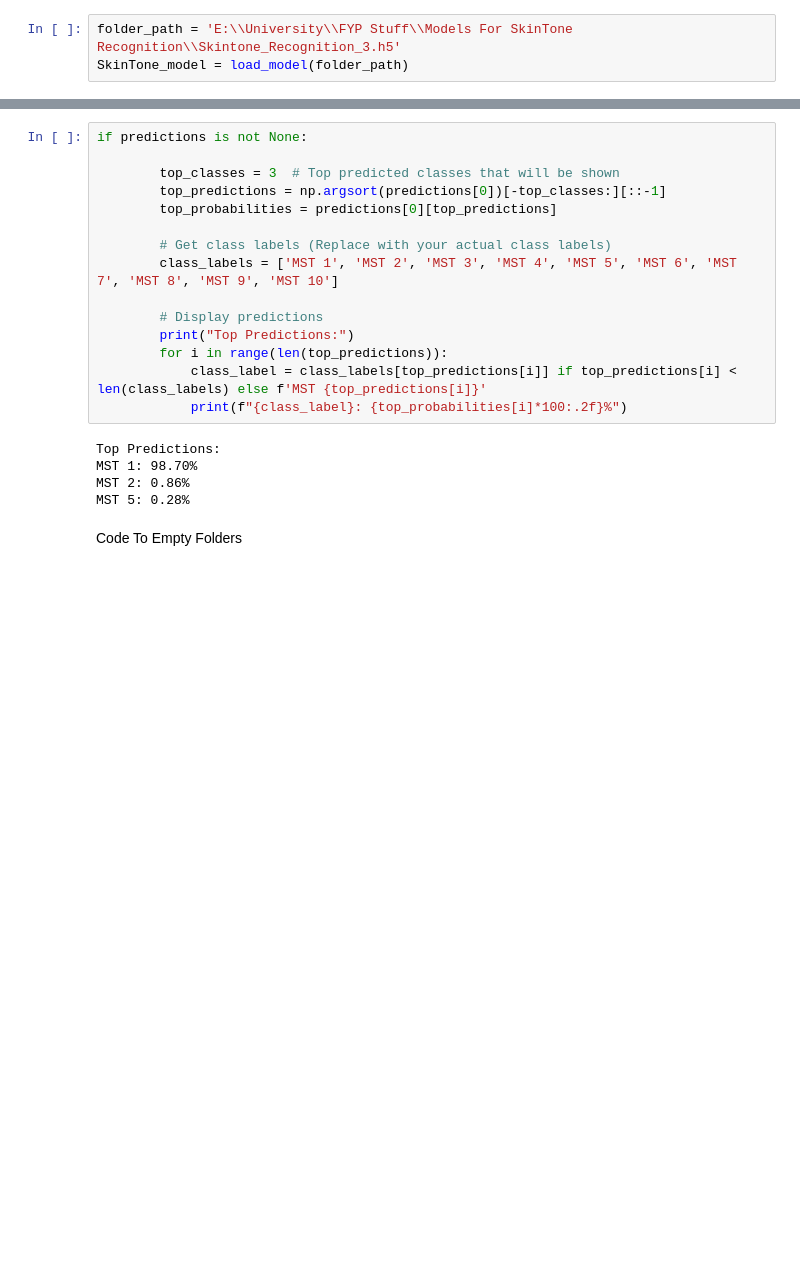
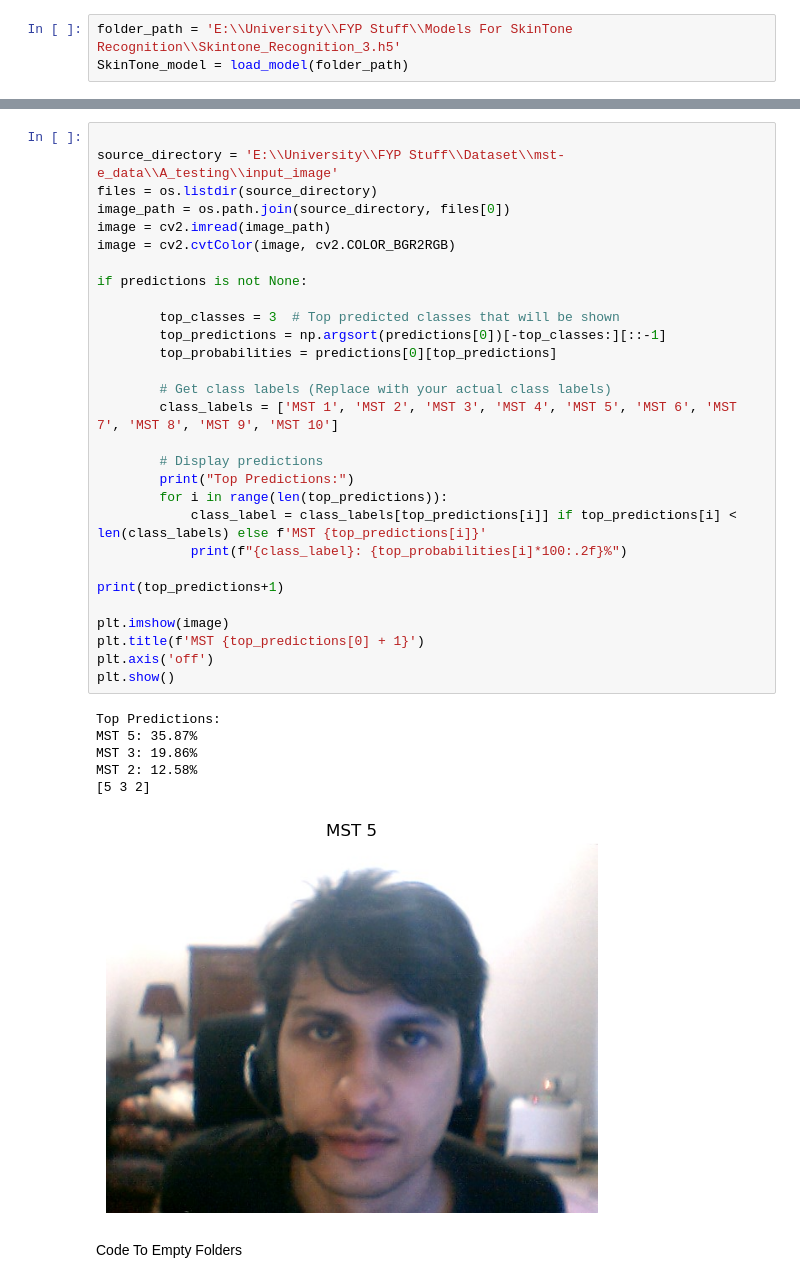
Before and after one commit to Danial-Ahmad10/BEE12C-Multiracial_Skin_Tone_Recognition-Danial, a Jupyter notebook: Test_Images.ipynb, the cells around one changed output, grey strips where cells are left out. Saved outputs shown, nothing was run; the diff lists cells and outputs as text; blank space fills up the shorter version.

```diff
--- a/Test_Images.ipynb
+++ b/Test_Images.ipynb
@@ -150,23 +149,39 @@ if __name__ == "__main__":
 # %%
+
+source_directory = 'E:\\University\\FYP Stuff\\Dataset\\mst-e_data\\A_testing\\input_image'
+files = os.listdir(source_directory)
+image_path = os.path.join(source_directory, files[0])
+image = cv2.imread(image_path)
+image = cv2.cvtColor(image, cv2.COLOR_BGR2RGB)
+
 if predictions is not None:
 
         top_classes = 3  # Top predicted classes that will be shown
         top_predictions = np.argsort(predictions[0])[-top_classes:][::-1]
         top_probabilities = predictions[0][top_predictions]
 
         # Get class labels (Replace with your actual class labels)
         class_labels = ['MST 1', 'MST 2', 'MST 3', 'MST 4', 'MST 5', 'MST 6', 'MST 7', 'MST 8', 'MST 9', 'MST 10']
 
         # Display predictions
         print("Top Predictions:")
         for i in range(len(top_predictions)):
             class_label = class_labels[top_predictions[i]] if top_predictions[i] < len(class_labels) else f'MST {top_predictions[i]}'
             print(f"{class_label}: {top_probabilities[i]*100:.2f}%")
+
+print(top_predictions+1)
+
+plt.imshow(image)
+plt.title(f'MST {top_predictions[0] + 1}')
+plt.axis('off')
+plt.show()
 # %% [output]
 Top Predictions:
-MST 1: 98.70%
-MST 2: 0.86%
-MST 5: 0.28%
+MST 5: 35.87%
+MST 3: 19.86%
+MST 2: 12.58%
+[5 3 2]
+[figure, added]
 # %% [markdown]
 Code To Empty Folders
 # %%
```
Also changed, not shown: parts of 3 cells of this notebook.
